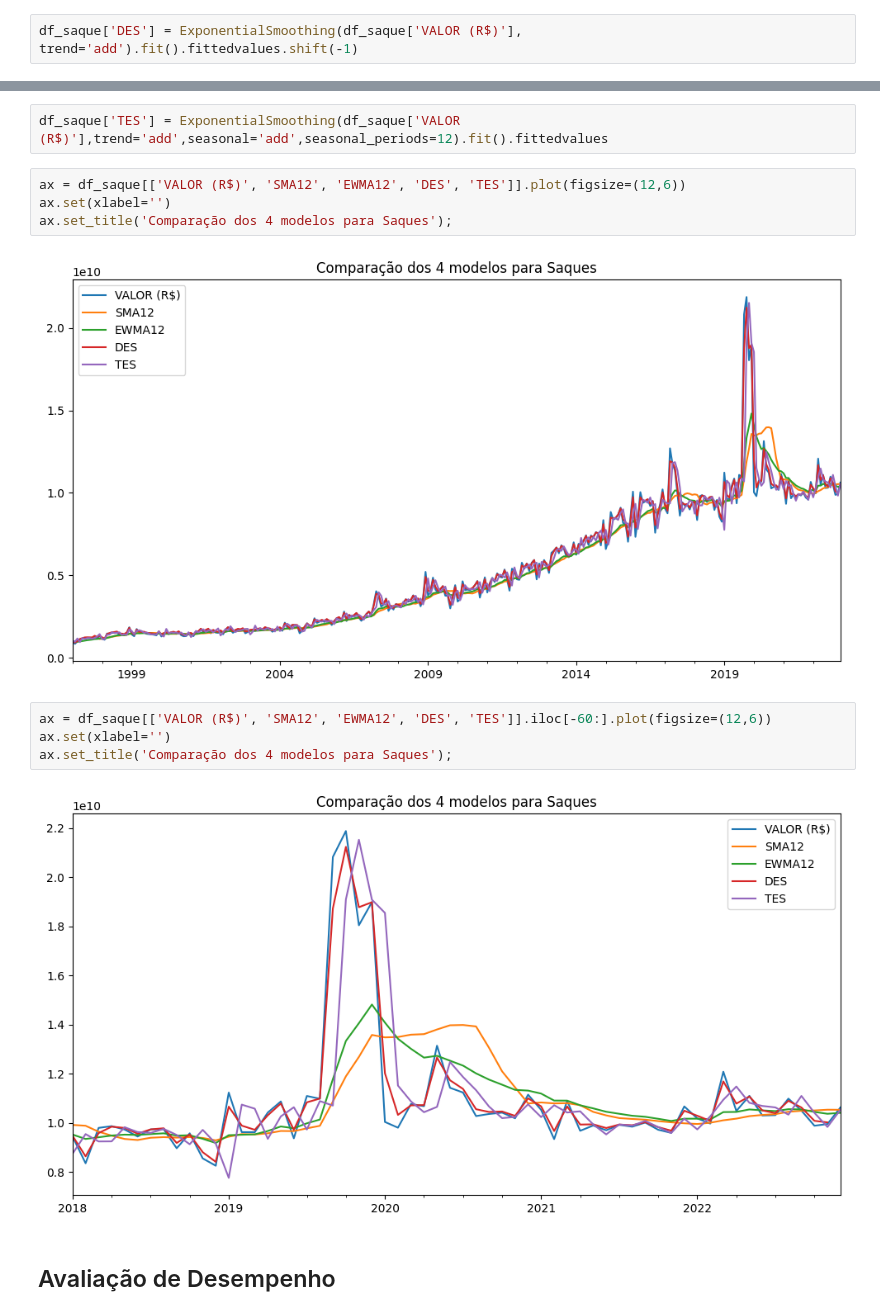
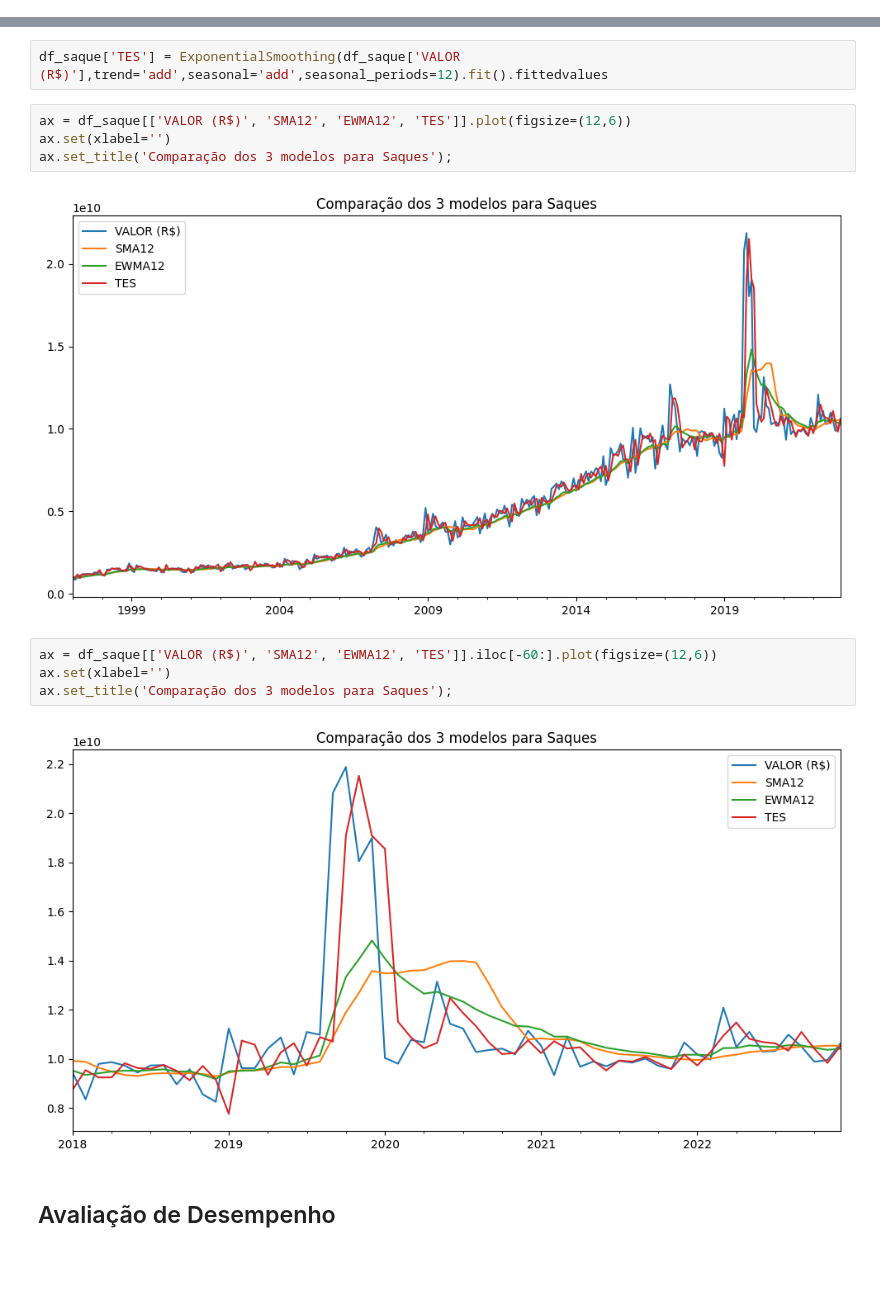
Before and after one commit to avellar1975/TCC_PUC_MINAS, a Jupyter notebook: tcc.ipynb, the cells around one changed output, grey strips where cells are left out. Cells and saved outputs as stored; diff of their text form; blank space fills up the shorter version.

```diff
--- a/tcc.ipynb
+++ b/tcc.ipynb
@@ -375,2 +356,0 @@ ax.set(xlabel='');
-# %%
-df_saque['DES'] = ExponentialSmoothing(df_saque['VALOR (R$)'], trend='add').fit().fittedvalues.shift(-1)
@@ -416,17 +388,17 @@ ax.set_title('Comparação dos 4 modelos para Arrecadação');
 # %%
 df_saque['TES'] = ExponentialSmoothing(df_saque['VALOR (R$)'],trend='add',seasonal='add',seasonal_periods=12).fit().fittedvalues
 # %%
-ax = df_saque[['VALOR (R$)', 'SMA12', 'EWMA12', 'DES', 'TES']].plot(figsize=(12,6))
+ax = df_saque[['VALOR (R$)', 'SMA12', 'EWMA12', 'TES']].plot(figsize=(12,6))
 ax.set(xlabel='')
-ax.set_title('Comparação dos 4 modelos para Saques');
+ax.set_title('Comparação dos 3 modelos para Saques');
 # %% [output]
-[figure, old version]
+[figure, new version]
 # %%
-ax = df_saque[['VALOR (R$)', 'SMA12', 'EWMA12', 'DES', 'TES']].iloc[-60:].plot(figsize=(12,6))
+ax = df_saque[['VALOR (R$)', 'SMA12', 'EWMA12', 'TES']].iloc[-60:].plot(figsize=(12,6))
 ax.set(xlabel='')
-ax.set_title('Comparação dos 4 modelos para Saques');
+ax.set_title('Comparação dos 3 modelos para Saques');
 # %% [output]
-[figure, old version]
+[figure, new version]
 # %% [markdown]
 ## Avaliação de Desempenho
 # %%
```
Also changed, not shown: parts of 98 cells of this notebook, 3 other files.
